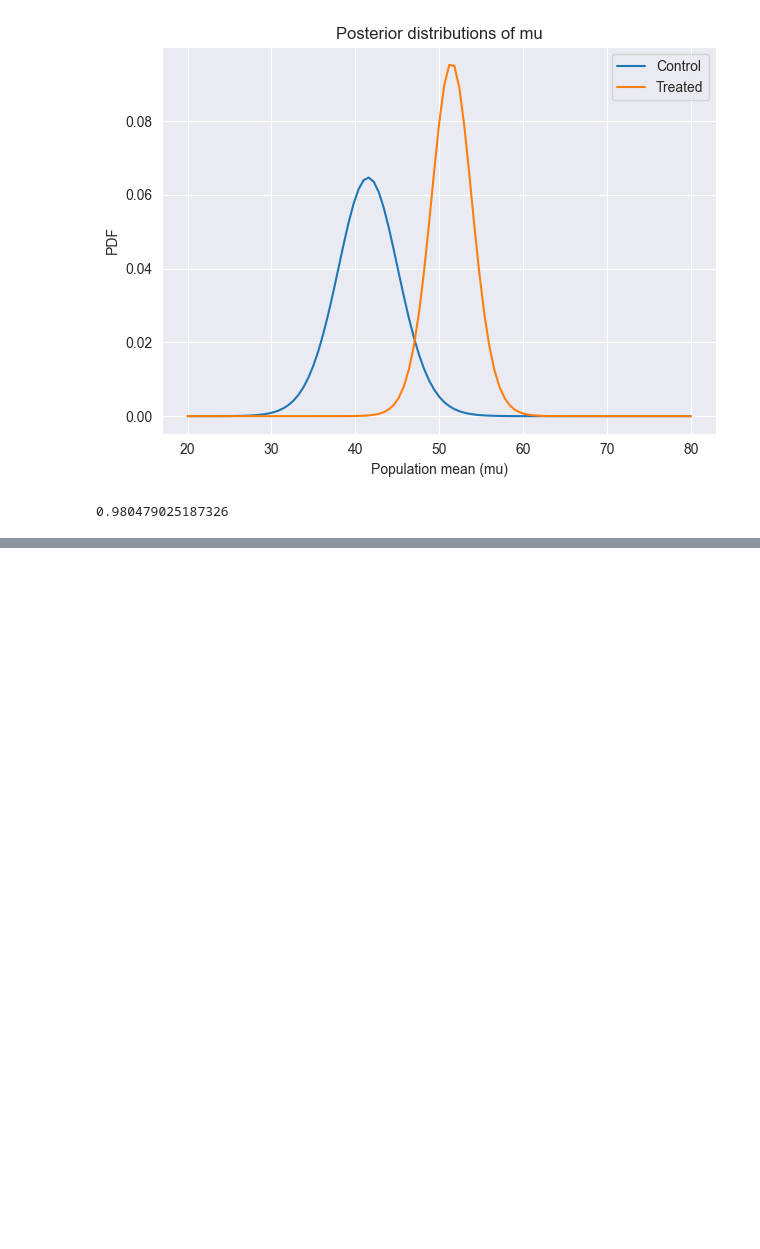
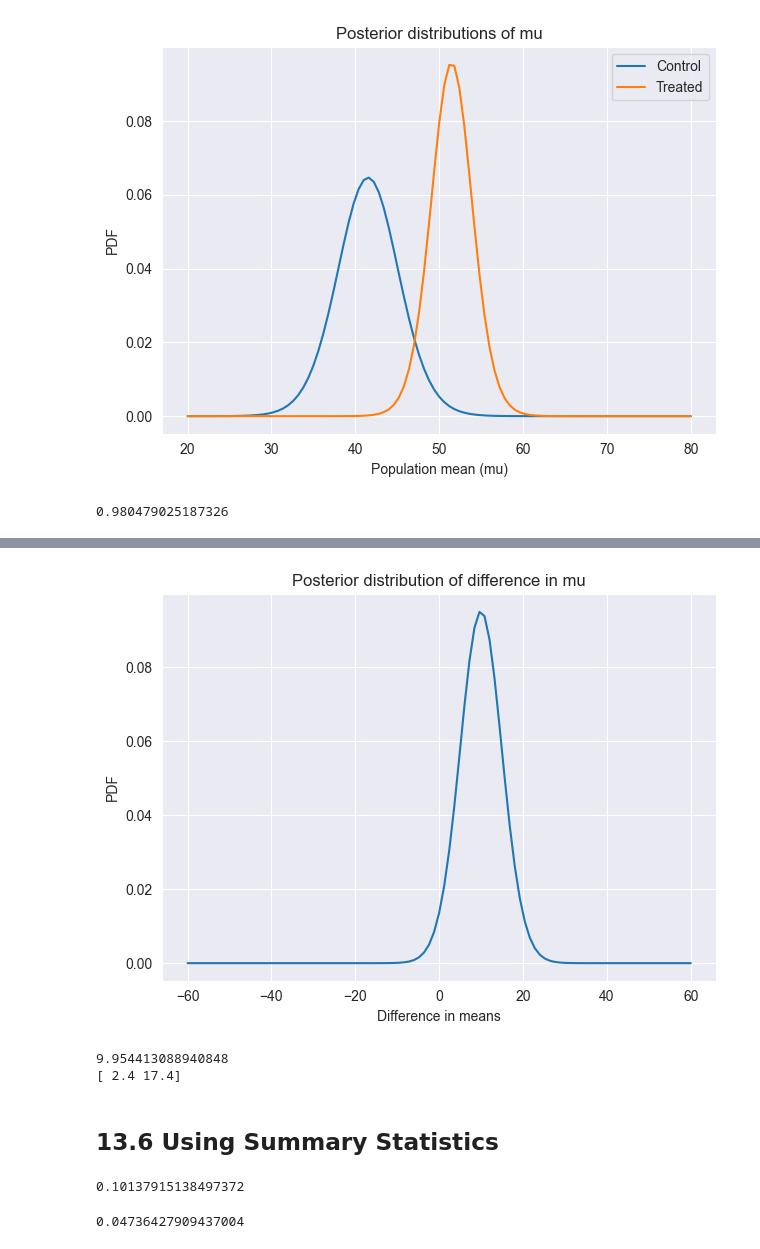
Before and after one commit to Xupeiyi/think-bayes, a Jupyter notebook: chapter13.ipynb, the cells around one changed output, grey strips where cells are left out. Saved outputs shown, nothing was run; the diff lists cells and outputs as text; code cells hidden in the pictures; blank space fills up the shorter version.

```diff
--- a/chapter13.ipynb
+++ b/chapter13.ipynb
@@ -170,0 +198,29 @@ Pmf.prob_gt(pmf_mean_treated, pmf_mean_control)
+# %%
+def kde_from_pmf(pmf, n=101):
+    """Make a kernel density estimate for a PMF."""
+    kde = gaussian_kde(pmf.qs, weights=pmf.ps)
+    qs = np.linspace(pmf.qs.min(), pmf.qs.max(), n)
+    ps = kde.evaluate(qs)
+    pmf = Pmf(ps, qs)
+    pmf.normalize()
+    return pmf
+
+
+kde_diff = kde_from_pmf(pmf_diff)
+kde_diff.plot()
+
+decorate(
+    xlabel='Difference in means',
+    ylabel='PDF',
+    title='Posterior distribution of difference in mu'
+)
+# %% [output]
+[figure, added]
+# %%
+print(pmf_diff.mean())
+print(pmf_diff.credible_interval(0.9))
+# %% [output]
+9.954413088940848
+[ 2.4 17.4]
+# %% [markdown]
+## 13.6 Using Summary Statistics
@@ -170,0 +234,13 @@ Pmf.prob_gt(pmf_mean_treated, pmf_mean_control)
+# %%
+dist_m = norm(mu, sigma / np.sqrt(n))
+likelihood_m = dist_m.pdf(m)
+likelihood_m
+# %% [output]
+0.10137915138497372
+# %%
+t = n * s**2 / sigma**2
+dist_s = chi2(n - 1)
+likelihood_s = dist_s.pdf(t)
+likelihood_s
+# %% [output]
+0.04736427909437004
```
Also changed, not shown: parts of 8 cells of this notebook.
